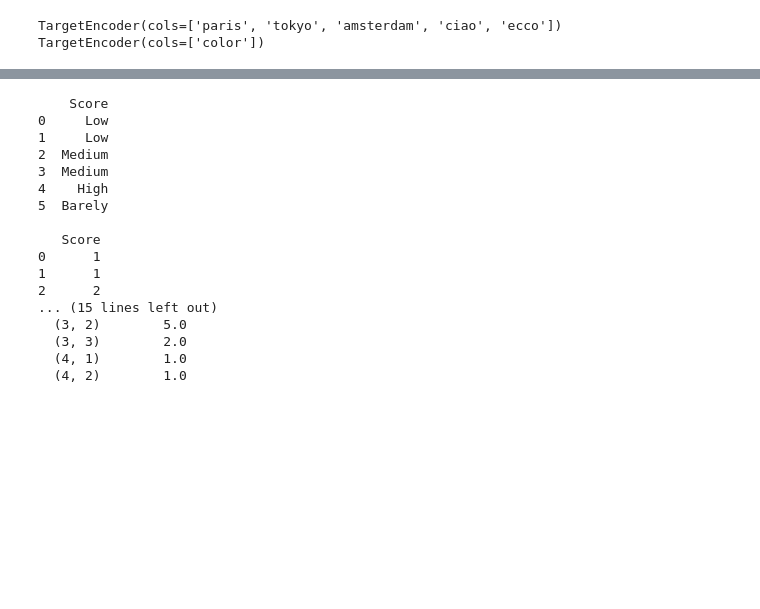
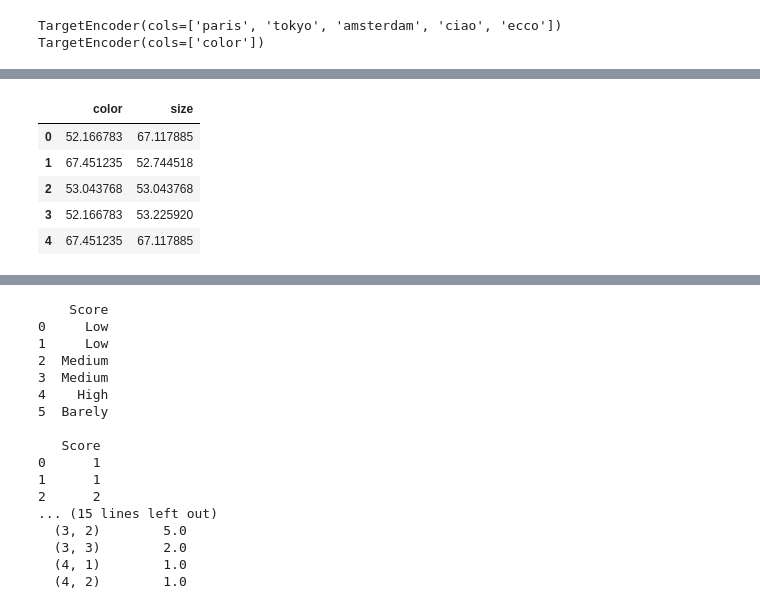
Before and after one commit to jackcolombo4/Tutorials_Machine_Learning, a Jupyter notebook: Machine_Learning_guide/ml_common_techniques_1_sklearn.ipynb, the cells around one changed output, grey strips where cells are left out. Saved outputs shown, nothing was run; the diff lists cells and outputs as text; code cells hidden in the pictures; blank space fills up the shorter version.

```diff
--- a/Machine_Learning_guide/ml_common_techniques_1_sklearn.ipynb
+++ b/Machine_Learning_guide/ml_common_techniques_1_sklearn.ipynb
@@ -311,0 +361,12 @@ TargetEncoder(cols=['color'])
+# %%
+# Control the amount of regularization with the smoothing parameter
+encoder = TargetEncoder(smoothing=10)
+X_encoded = encoder.fit_transform(X, y)
+X_encoded
+# %% [output]
+|  | color | size |
+| 0 | 52.166783 | 67.117885 |
+| 1 | 67.451235 | 52.744518 |
+| 2 | 53.043768 | 53.043768 |
+| 3 | 52.166783 | 53.225920 |
+| 4 | 67.451235 | 67.117885 |
```
Also changed, not shown: parts of 9 cells of this notebook, 2 other files.
